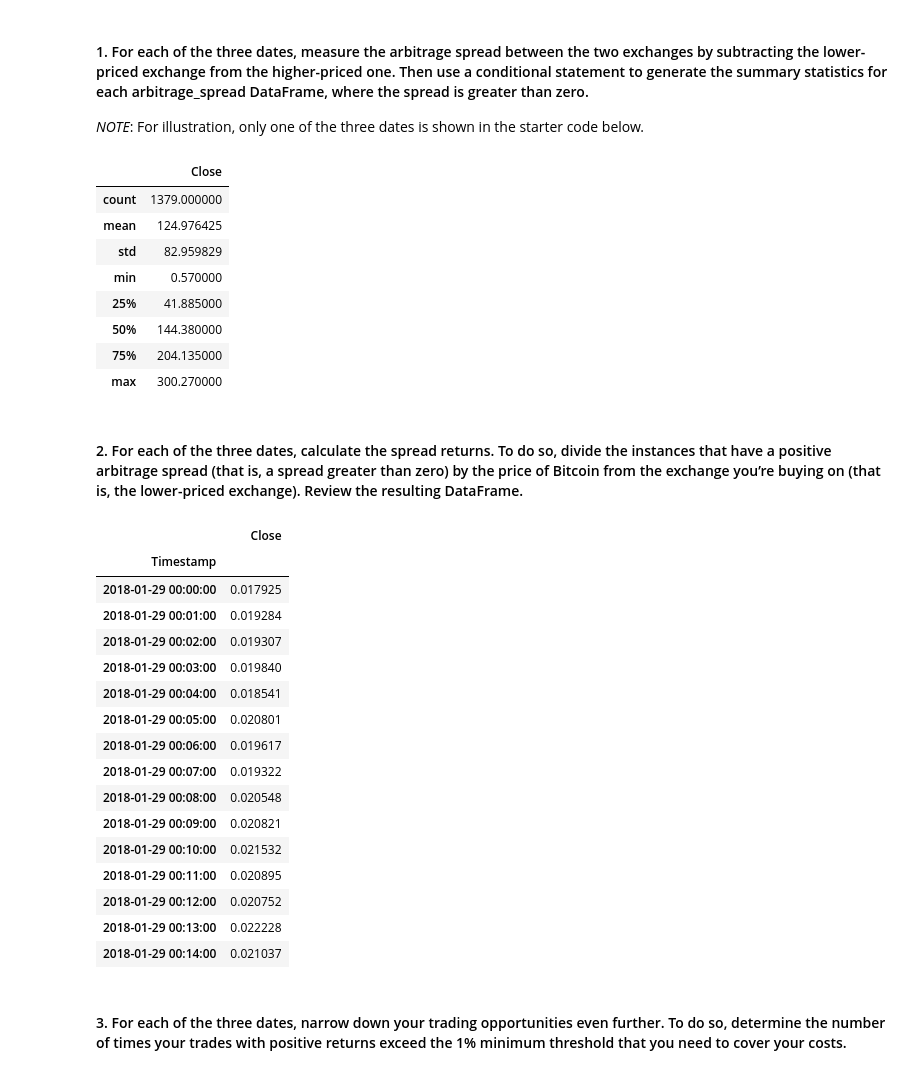
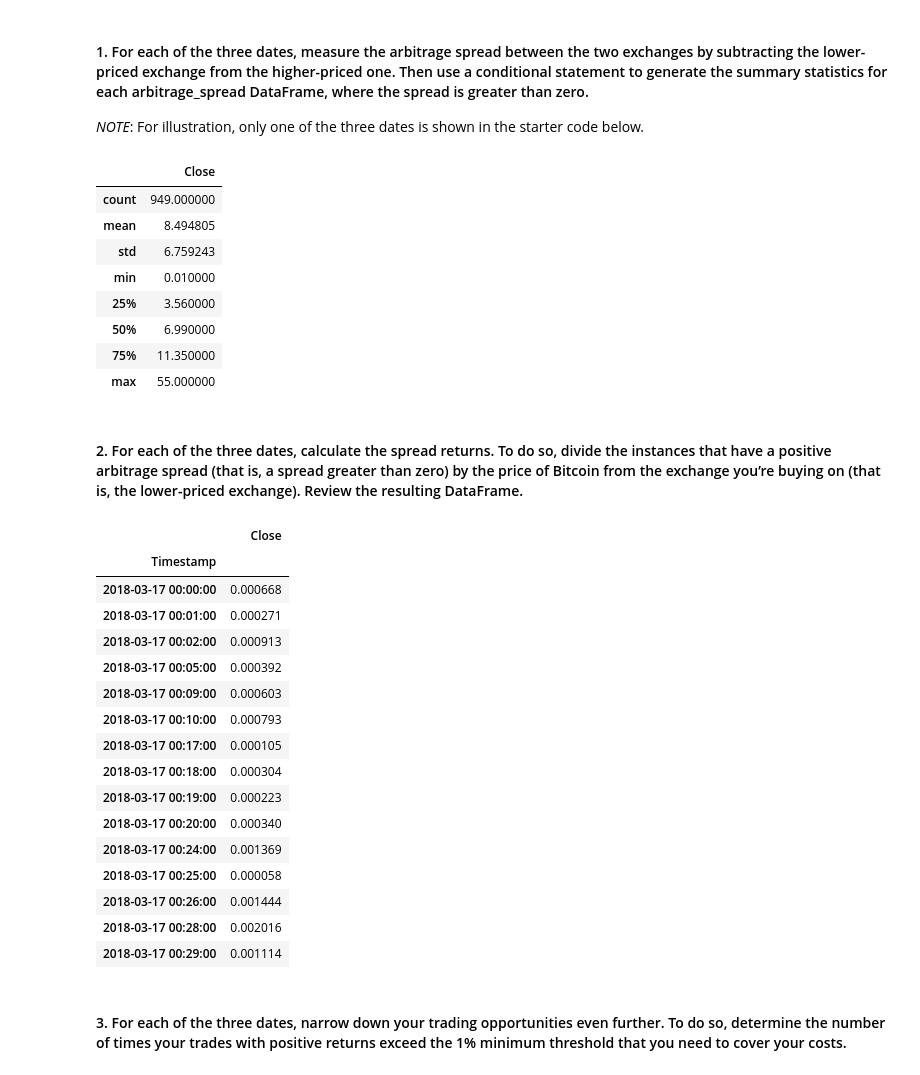
Before and after one commit to IJASI/Challenge-3, a Jupyter notebook: crypto_arbitrage_code_files/crypto_arbitrage.ipynb, the cells around one changed output. Cells and saved outputs as stored; diff of their text form; code cells hidden in the pictures.

```diff
--- a/crypto_arbitrage_code_files/crypto_arbitrage.ipynb
+++ b/crypto_arbitrage_code_files/crypto_arbitrage.ipynb
@@ -492,52 +469,71 @@ Calculate the potential profits for each date that you selected in the previous
 # For the date early in the dataset, measure the arbitrage spread between the two exchanges
 # by subtracting the lower-priced exchange from the higher-priced one
 arbitrage_spread_early =bitstamp_sliced.loc['2018-1-29']-coinbase_sliced.loc['2018-1-29']
+arbitrage_spread_middle =bitstamp_sliced.loc['2018-2-23']-coinbase_sliced.loc['2018-2-23']
+arbitrage_spread_late =bitstamp_sliced.loc['2018-3-17']-coinbase_sliced.loc['2018-3-17']
+
 
 # Use a conditional statement to generate the summary statistics for each arbitrage_spread DataFrame
 positive_early_spread=arbitrage_spread_early[arbitrage_spread_early>0]
 positive_early_spread.describe()
+
+positive_middle_spread=arbitrage_spread_middle[arbitrage_spread_middle>0]
+positive_middle_spread.describe()
+
+positive_late_spread=arbitrage_spread_late[arbitrage_spread_late>0]
+positive_late_spread.describe()
 # %% [output]
 |  | Close |
-| count | 1379.000000 |
-| mean | 124.976425 |
-| std | 82.959829 |
-| min | 0.570000 |
-| 25% | 41.885000 |
-| 50% | 144.380000 |
-| 75% | 204.135000 |
-| max | 300.270000 |
+| count | 949.000000 |
+| mean | 8.494805 |
+| std | 6.759243 |
+| min | 0.010000 |
+| 25% | 3.560000 |
+| 50% | 6.990000 |
+| 75% | 11.350000 |
+| max | 55.000000 |
 # %% [markdown]
 #### 2. For each of the three dates, calculate the spread returns. To do so, divide the instances that have a positive arbitrage spread (that is, a spread greater than zero) by the price of Bitcoin from the exchange you’re buying on (that is, the lower-priced exchange). Review the resulting DataFrame.
 # %%
 # For the date early in the dataset, calculate the spread returns by dividing the instances when the arbitrage spread is positive (> 0)
 # by the price of Bitcoin from the exchange you are buying on (the lower-priced exchange).
 
-
 early_spread_returns = positive_early_spread/coinbase_sliced.loc['2018-1-29']
 early_spread_returnsdf=early_spread_returns.dropna()
-#profit_per_trade.describe()
+
+middle_spread_returns = positive_middle_spread/coinbase_sliced.loc['2018-2-23']
+middle_spread_returnsdf=middle_spread_returns.dropna()
+
+late_spread_returns = positive_late_spread/coinbase_sliced.loc['2018-3-17']
+late_spread_returnsdf=late_spread_returns.dropna()
+
+
 
 # Review the spread return DataFrame
-#early_spread_returns.head(10)
+
 early_spread_returnsdf.head(15)
+
+middle_spread_returnsdf.head(15)
+
+late_spread_returnsdf.head(15)
 # %% [output]
 |  | Close |
 | Timestamp |  |
-| 2018-01-29 00:00:00 | 0.017925 |
-| 2018-01-29 00:01:00 | 0.019284 |
-| 2018-01-29 00:02:00 | 0.019307 |
-| 2018-01-29 00:03:00 | 0.019840 |
-| 2018-01-29 00:04:00 | 0.018541 |
-| 2018-01-29 00:05:00 | 0.020801 |
-| 2018-01-29 00:06:00 | 0.019617 |
-| 2018-01-29 00:07:00 | 0.019322 |
-| 2018-01-29 00:08:00 | 0.020548 |
-| 2018-01-29 00:09:00 | 0.020821 |
-| 2018-01-29 00:10:00 | 0.021532 |
-| 2018-01-29 00:11:00 | 0.020895 |
-| 2018-01-29 00:12:00 | 0.020752 |
-| 2018-01-29 00:13:00 | 0.022228 |
-| 2018-01-29 00:14:00 | 0.021037 |
+| 2018-03-17 00:00:00 | 0.000668 |
+| 2018-03-17 00:01:00 | 0.000271 |
+| 2018-03-17 00:02:00 | 0.000913 |
+| 2018-03-17 00:05:00 | 0.000392 |
+| 2018-03-17 00:09:00 | 0.000603 |
+| 2018-03-17 00:10:00 | 0.000793 |
+| 2018-03-17 00:17:00 | 0.000105 |
+| 2018-03-17 00:18:00 | 0.000304 |
+| 2018-03-17 00:19:00 | 0.000223 |
+| 2018-03-17 00:20:00 | 0.000340 |
+| 2018-03-17 00:24:00 | 0.001369 |
+| 2018-03-17 00:25:00 | 0.000058 |
+| 2018-03-17 00:26:00 | 0.001444 |
+| 2018-03-17 00:28:00 | 0.002016 |
+| 2018-03-17 00:29:00 | 0.001114 |
 # %% [markdown]
 #### 3. For each of the three dates, narrow down your trading opportunities even further. To do so, determine the number of times your trades with positive returns exceed the 1% minimum threshold that you need to cover your costs.
 # %%
```
Also changed, not shown: parts of 10 cells of this notebook.
